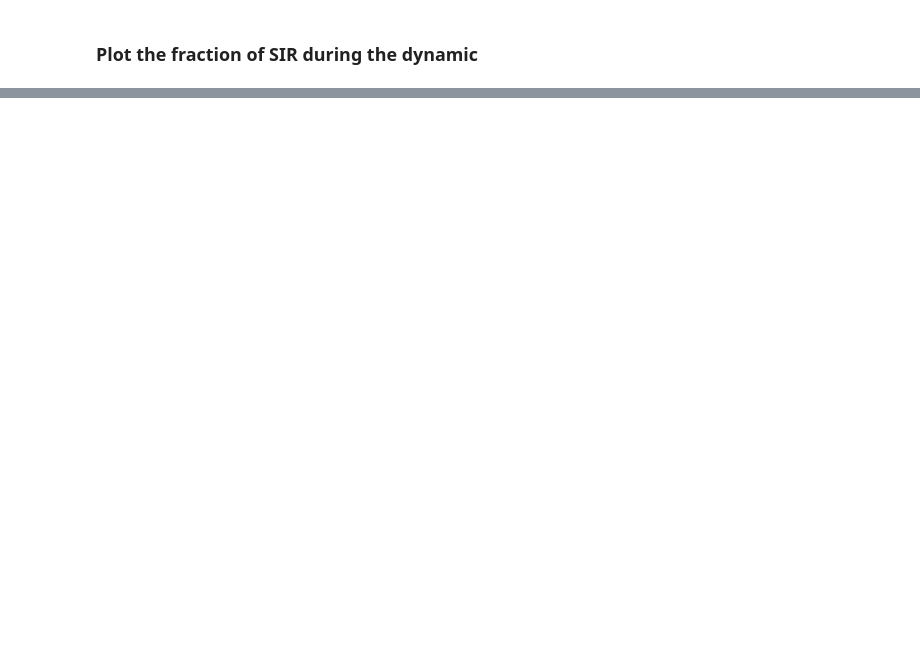
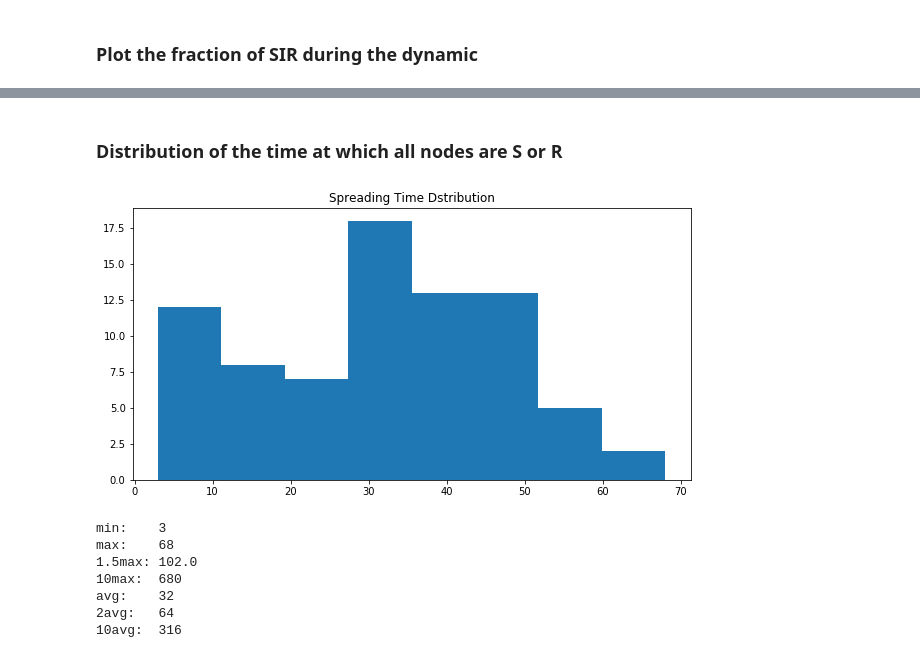
Before and after one commit to BFSteam/memory, a Jupyter notebook: jup/python/Fraction of SIR during Dynamic.ipynb, the cells around one changed output, grey strips where cells are left out. Drawn from its saved outputs; the diff is of its cells as text; code cells hidden in the pictures; blank space fills up the shorter version.

```diff
--- a/jup/python/Fraction of SIR during Dynamic.ipynb
+++ b/jup/python/Fraction of SIR during Dynamic.ipynb
@@ -87,0 +99,23 @@ for file in memlogs:
+# %% [markdown]
+### Distribution of the time at which all nodes are S or R
+# %%
+plt.hist(timelist, bins='auto')  # arguments are passed to np.histogram
+plt.title("Spreading Time Dstribution")
+plt.show()
+
+print("min:", min(timelist), sep='\t')
+print("max:", max(timelist), sep='\t')
+print("1.5max:", max(timelist)*1.5, sep='\t')
+print("10max:", max(timelist)*10, sep='\t')
+print("avg:", int(numpy.mean(timelist))+1, sep='\t')
+print("2avg:", int(numpy.mean(timelist)*2)+1, sep='\t')
+print("10avg:", int(numpy.mean(timelist)*10)+1, sep='\t')
+# %% [output]
+[figure, added]
+min:    3
+max:    68
+1.5max: 102.0
+10max:  680
+avg:    32
+2avg:   64
+10avg:  316
```
Also changed, not shown: parts of 3 cells of this notebook, 8 other files.
